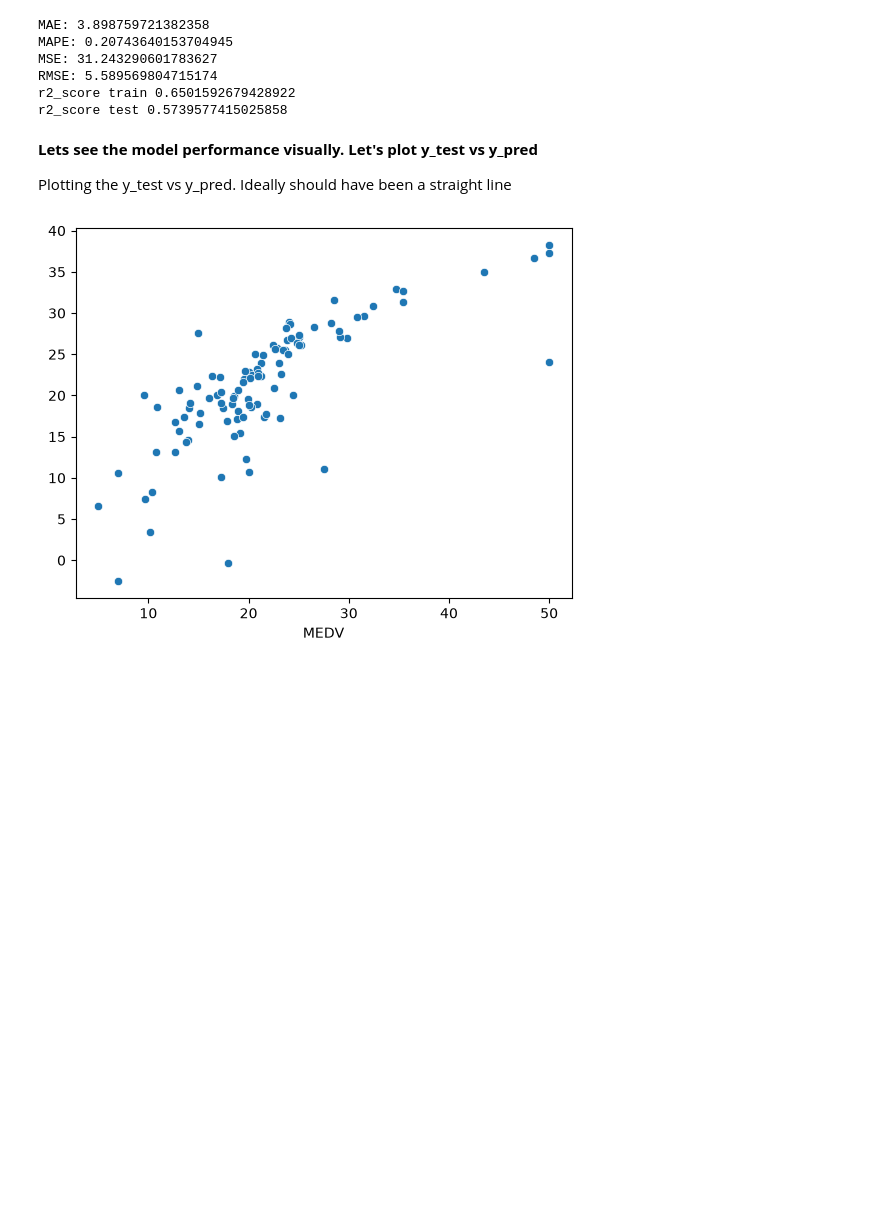
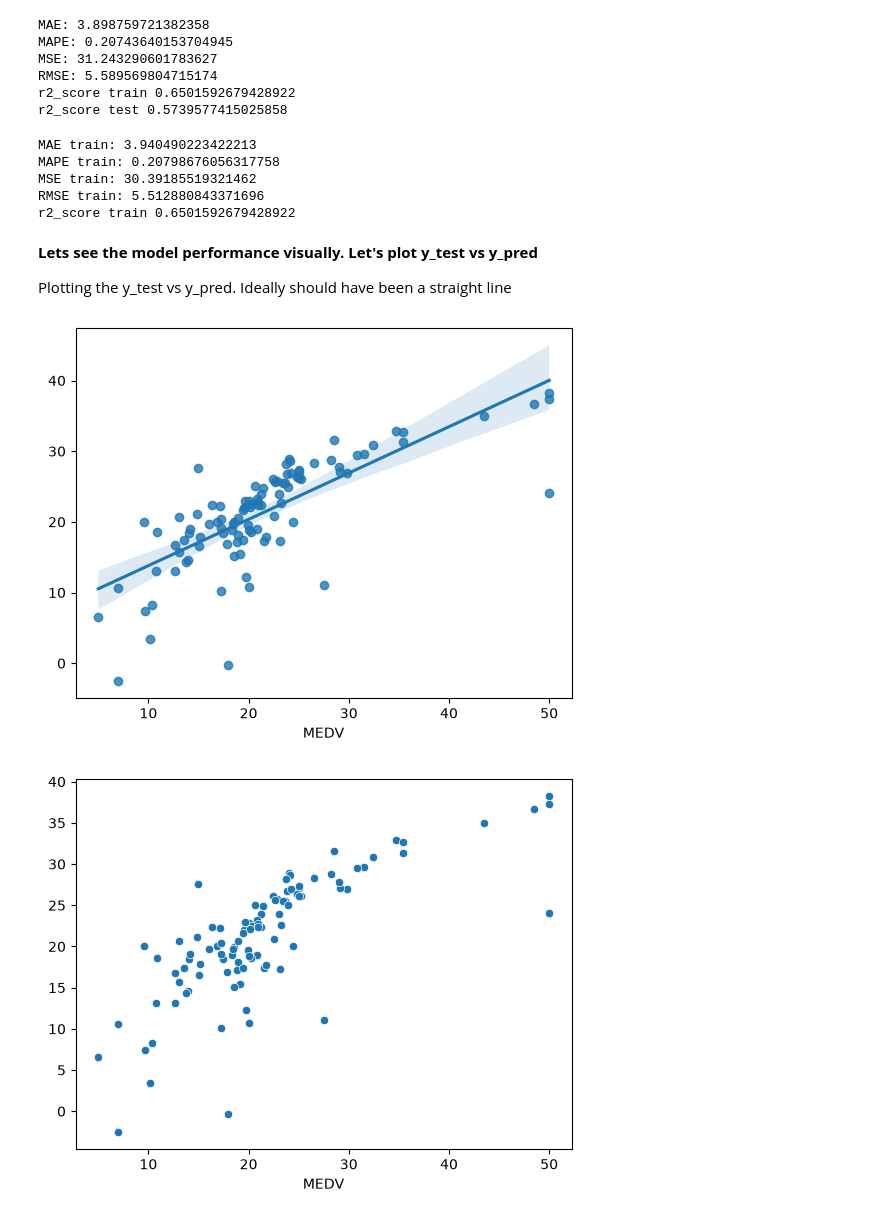
Before and after one commit to ngo20428/2026-10-BILBAO-FT-Data-Science, a Jupyter notebook: 3-Machine_Learning/1-Supervisado/1-Regression/2-Polynomial_Regression/ejercicios/3 Polynomial_Regression_ngo.ipynb, the cells around one changed output. Saved outputs shown, nothing was run; the diff lists cells and outputs as text; code cells hidden in the pictures; blank space fills up the shorter version.

```diff
--- a/3-Machine_Learning/1-Supervisado/1-Regression/2-Polynomial_Regression/ejercicios/3 Polynomial_Regression_ngo.ipynb
+++ b/3-Machine_Learning/1-Supervisado/1-Regression/2-Polynomial_Regression/ejercicios/3 Polynomial_Regression_ngo.ipynb
@@ -173,10 +178,28 @@ MSE: 31.243290601783627
 RMSE: 5.589569804715174
 r2_score train 0.6501592679428922
 r2_score test 0.5739577415025858
+# %%
+pred_train = lm.predict(X_train)
+
+print("MAE train:", mean_absolute_error(y_train, pred_train))
+print("MAPE train:", mean_absolute_percentage_error(y_train, pred_train))
+print("MSE train:", mean_squared_error(y_train, pred_train))
+print("RMSE train:", np.sqrt(mean_squared_error(y_train, pred_train)))
+print("r2_score train", lm.score(X_train, y_train))
+# %% [output]
+MAE train: 3.940490223422213
+MAPE train: 0.20798676056317758
+MSE train: 30.39185519321462
+RMSE train: 5.512880843371696
+r2_score train 0.6501592679428922
 # %% [markdown]
 **Lets see the model performance visually. Let's plot y_test vs y_pred**
 
 Plotting the y_test vs y_pred. Ideally should have been a straight line
+# %%
+sns.regplot(x = y_test, y = predictions);
+# %% [output]
+[figure, added]
 # %%
 sns.scatterplot(x = y_test, y = predictions);
 # %% [output]
```
Also changed, not shown: parts of 20 cells of this notebook, 8 other files.
